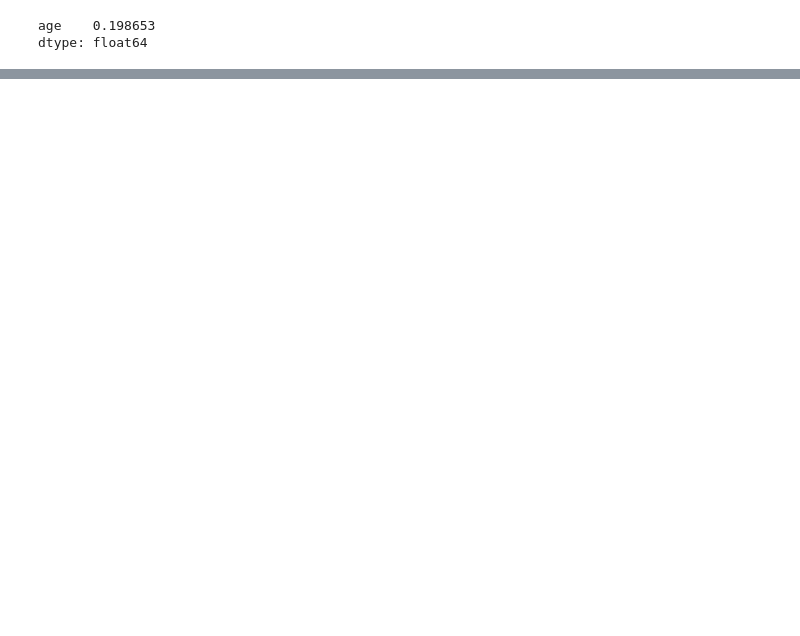
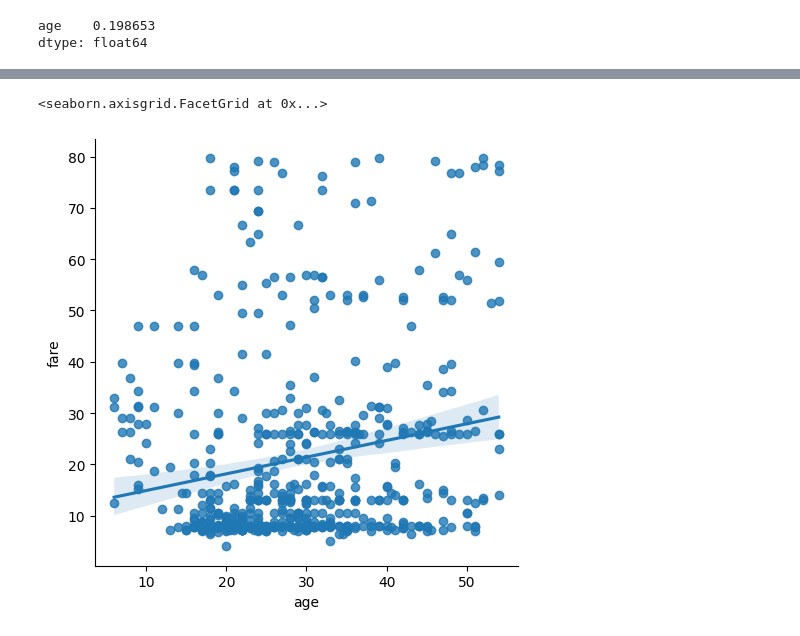
Before and after one commit to malikwaseem857/python_ka_chilla2023, a Jupyter notebook: day_18/regression.ipynb, the cells around one changed output, grey strips where cells are left out. Saved outputs shown, nothing was run; the diff lists cells and outputs as text; code cells hidden in the pictures; blank space fills up the shorter version.

Commit message:
Added day_24 work and updated plots

```diff
--- a/day_18/regression.ipynb
+++ b/day_18/regression.ipynb
@@ -22,3 +22,7 @@ df.head()
 | 2 | 1 | 3 | female | 26.0 | 0 | 0 | 7.9250 | S | Third | woman | ... |
 | 3 | 1 | 1 | female | 35.0 | 1 | 0 | 53.1000 | S | First | woman | ... |
 | 4 | 0 | 3 | male | 35.0 | 0 | 0 | 8.0500 | S | Third | man | ... |
+# %%
+# how to create two columns x and y
+df_linear = df[['age', 'fare']]
+df_linear
@@ -84,0 +111,6 @@ dtype: float64
+# %%
+# lets create the lm plot of age vs fare
+sns.lmplot(x='age', y='fare', data=df_linear)
+# %% [output]
+<seaborn.axisgrid.FacetGrid at 0x...>
+[figure, added]
```
Also changed, not shown: parts of 25 cells of this notebook, 10 other files.
